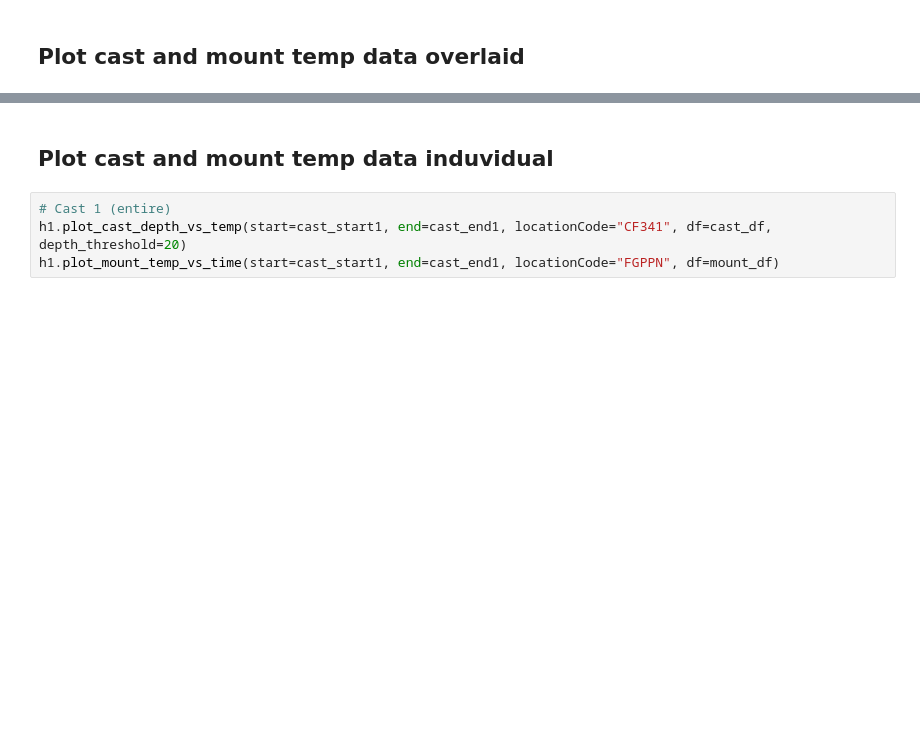
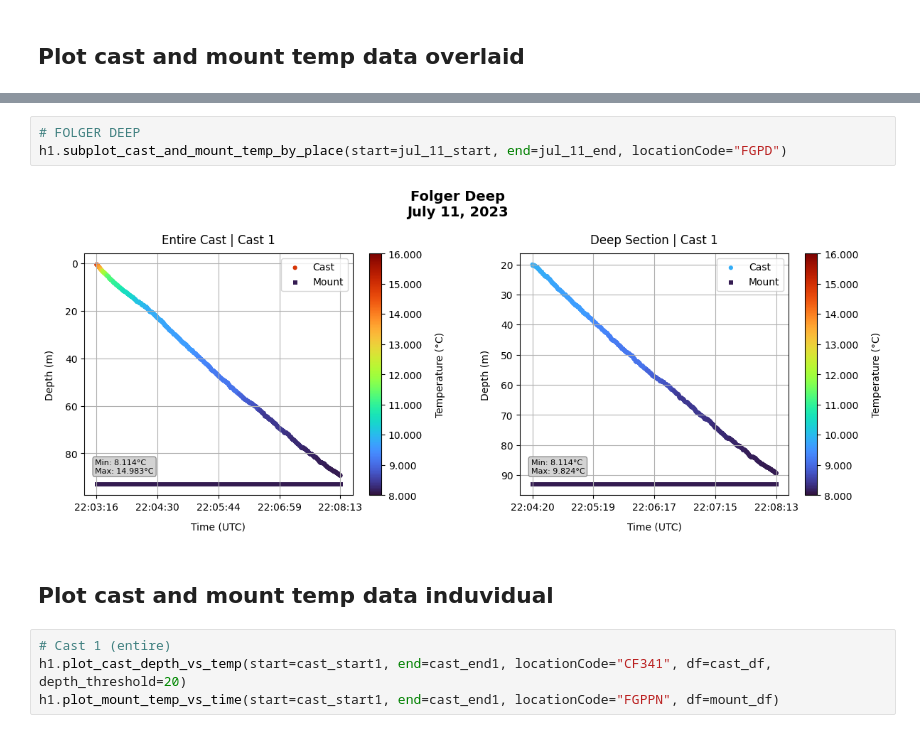
Before and after one commit to g-bertozzi/BMSC-2025, a Jupyter notebook: deepnote/folger_pinnacle_temp.ipynb, the cells around one changed output, grey strips where cells are left out. Cells and saved outputs as stored; diff of their text form; blank space fills up the shorter version.

```diff
--- a/deepnote/folger_pinnacle_temp.ipynb
+++ b/deepnote/folger_pinnacle_temp.ipynb
@@ -73,3 +36,8 @@ h1.cast_and_mount_temp_plot(title="Cast 2 Deep and Mount", start=deep_start2, en
+# %%
+# FOLGER DEEP
+h1.subplot_cast_and_mount_temp_by_place(start=jul_11_start, end=jul_11_end, locationCode="FGPD")
+# %% [output]
+[figure, added]
 # %% [markdown]
 ## Plot cast and mount temp data induvidual
 # %%
```
Also changed, not shown: parts of 13 cells of this notebook, 1 other file.
